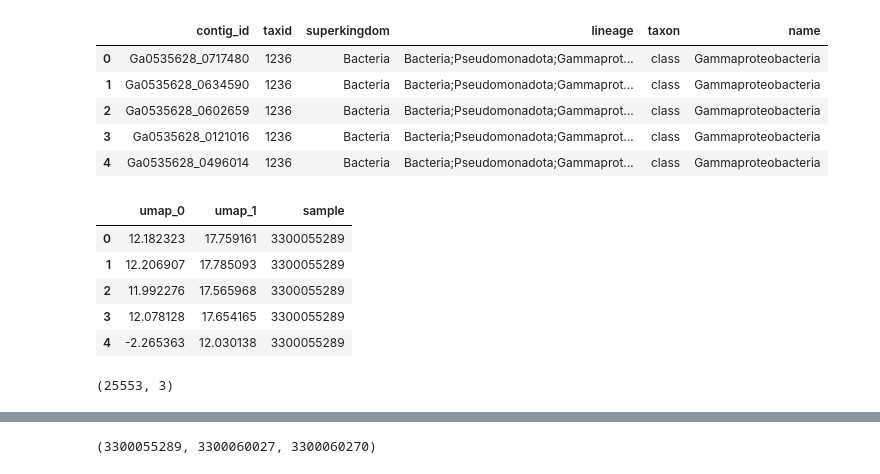
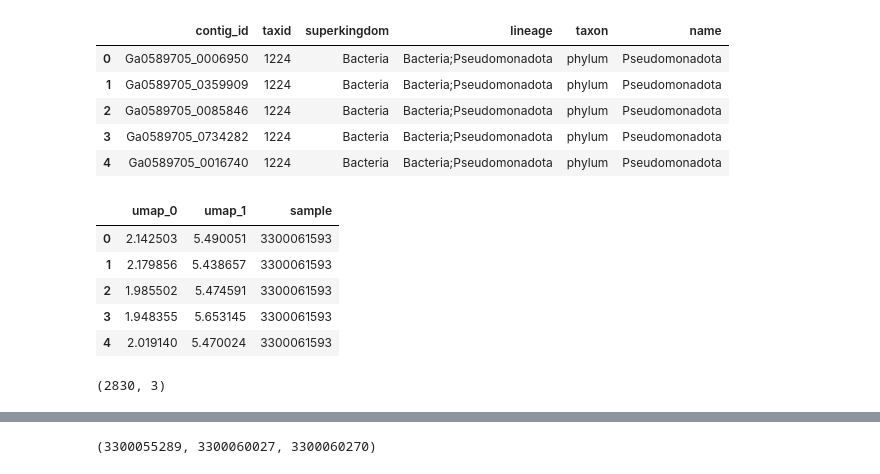
Before and after one commit to willboulton/mosaic-workflows, a Jupyter notebook: workflow/notebooks/plot_semibin_bins.ipynb, the cells around one changed output, grey strips where cells are left out. Drawn from its saved outputs; the diff is of its cells as text; code cells hidden in the pictures.

```diff
--- a/workflow/notebooks/plot_semibin_bins.ipynb
+++ b/workflow/notebooks/plot_semibin_bins.ipynb
@@ -72,19 +8,19 @@ data_split.csv                        semibin_umap_coords.npy
 # %%
-sample_id = "3300055289"
+sample_id = "3300061593"
 
 df_mmseqs = pd.read_csv(
     f"/gpfs/data/mock_lab/will/mosaic_tmp/taxo_tmpdir/{sample_id}/{sample_id}.faa.mms2lca",
     sep = '\t'
 )
 
 df_mmseqs.head()
 # %% [output]
 |  | contig_id | taxid | superkingdom | lineage | taxon | name |
-| 0 | Ga0535628_0717480 | 1236 | Bacteria | Bacteria;Pseudomonadota;Gammaprot... | class | Gammaproteobacteria |
-| 1 | Ga0535628_0634590 | 1236 | Bacteria | Bacteria;Pseudomonadota;Gammaprot... | class | Gammaproteobacteria |
-| 2 | Ga0535628_0602659 | 1236 | Bacteria | Bacteria;Pseudomonadota;Gammaprot... | class | Gammaproteobacteria |
-| 3 | Ga0535628_0121016 | 1236 | Bacteria | Bacteria;Pseudomonadota;Gammaprot... | class | Gammaproteobacteria |
-| 4 | Ga0535628_0496014 | 1236 | Bacteria | Bacteria;Pseudomonadota;Gammaprot... | class | Gammaproteobacteria |
+| 0 | Ga0589705_0006950 | 1224 | Bacteria | Bacteria;Pseudomonadota | phylum | Pseudomonadota |
+| 1 | Ga0589705_0359909 | 1224 | Bacteria | Bacteria;Pseudomonadota | phylum | Pseudomonadota |
+| 2 | Ga0589705_0085846 | 1224 | Bacteria | Bacteria;Pseudomonadota | phylum | Pseudomonadota |
+| 3 | Ga0589705_0734282 | 1224 | Bacteria | Bacteria;Pseudomonadota | phylum | Pseudomonadota |
+| 4 | Ga0589705_0016740 | 1224 | Bacteria | Bacteria;Pseudomonadota | phylum | Pseudomonadota |
 # %%
 df_umap_coords = pd.DataFrame(
     columns = ['umap_0', 'umap_1'],
@@ -95,15 +31,15 @@ df_umap_coords['sample'] = sample_id
 df_umap_coords.head()
 # %% [output]
 |  | umap_0 | umap_1 | sample |
-| 0 | 12.182323 | 17.759161 | 3300055289 |
-| 1 | 12.206907 | 17.785093 | 3300055289 |
-| 2 | 11.992276 | 17.565968 | 3300055289 |
-| 3 | 12.078128 | 17.654165 | 3300055289 |
-| 4 | -2.265363 | 12.030138 | 3300055289 |
+| 0 | 2.142503 | 5.490051 | 3300061593 |
+| 1 | 2.179856 | 5.438657 | 3300061593 |
+| 2 | 1.985502 | 5.474591 | 3300061593 |
+| 3 | 1.948355 | 5.653145 | 3300061593 |
+| 4 | 2.019140 | 5.470024 | 3300061593 |
 # %%
 df_umap_coords.shape
 # %% [output]
-(25553, 3)
+(2830, 3)
 # %%
 df_semibin = pd.read_csv(
     f"/gpfs/data/mock_lab/will/mosaic_tmp/binning_dir/{sample_id}/semibin/contig_bins.tsv",
```
Also changed, not shown: parts of 20 cells of this notebook, 1 other file.
